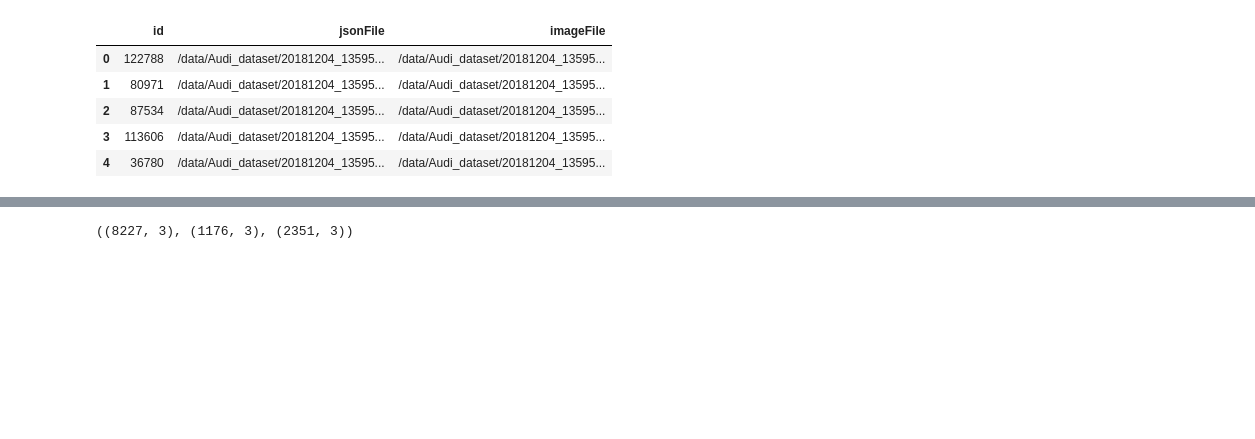
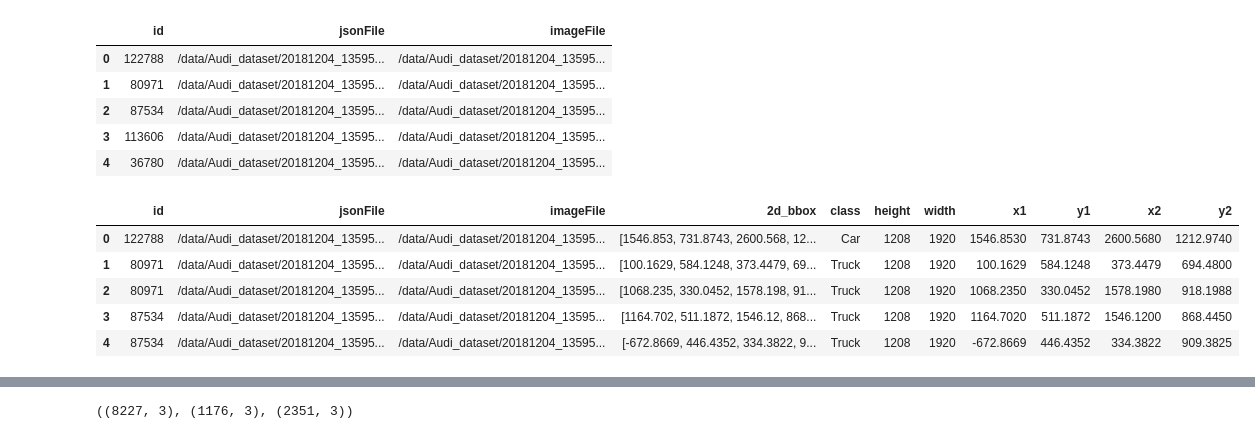
Before and after one commit to Suman-Saini/CapstoneProject_2, a Jupyter notebook: Data_Exploration.ipynb, the cells around one changed output, grey strips where cells are left out. Saved outputs shown, nothing was run; the diff lists cells and outputs as text; code cells hidden in the pictures; blank space fills up the shorter version.

```diff
--- a/Data_Exploration.ipynb
+++ b/Data_Exploration.ipynb
@@ -45,0 +63,9 @@ memory usage: 275.6+ KB
+# %%
+audiDf.head()
+# %% [output]
+|  | id | jsonFile | imageFile | 2d_bbox | class | height | width | x1 | y1 | x2 | y2 |
+| 0 | 122788 | /data/Audi_dataset/20181204_13595... | /data/Audi_dataset/20181204_13595... | [1546.853, 731.8743, 2600.568, 12... | Car | 1208 | 1920 | 1546.8530 | 731.8743 | 2600.5680 | 1212.9740 |
+| 1 | 80971 | /data/Audi_dataset/20181204_13595... | /data/Audi_dataset/20181204_13595... | [100.1629, 584.1248, 373.4479, 69... | Truck | 1208 | 1920 | 100.1629 | 584.1248 | 373.4479 | 694.4800 |
+| 2 | 80971 | /data/Audi_dataset/20181204_13595... | /data/Audi_dataset/20181204_13595... | [1068.235, 330.0452, 1578.198, 91... | Truck | 1208 | 1920 | 1068.2350 | 330.0452 | 1578.1980 | 918.1988 |
+| 3 | 87534 | /data/Audi_dataset/20181204_13595... | /data/Audi_dataset/20181204_13595... | [1164.702, 511.1872, 1546.12, 868... | Truck | 1208 | 1920 | 1164.7020 | 511.1872 | 1546.1200 | 868.4450 |
+| 4 | 87534 | /data/Audi_dataset/20181204_13595... | /data/Audi_dataset/20181204_13595... | [-672.8669, 446.4352, 334.3822, 9... | Truck | 1208 | 1920 | -672.8669 | 446.4352 | 334.3822 | 909.3825 |
```
Also changed, not shown: parts of 2 cells of this notebook, 1 other file.
